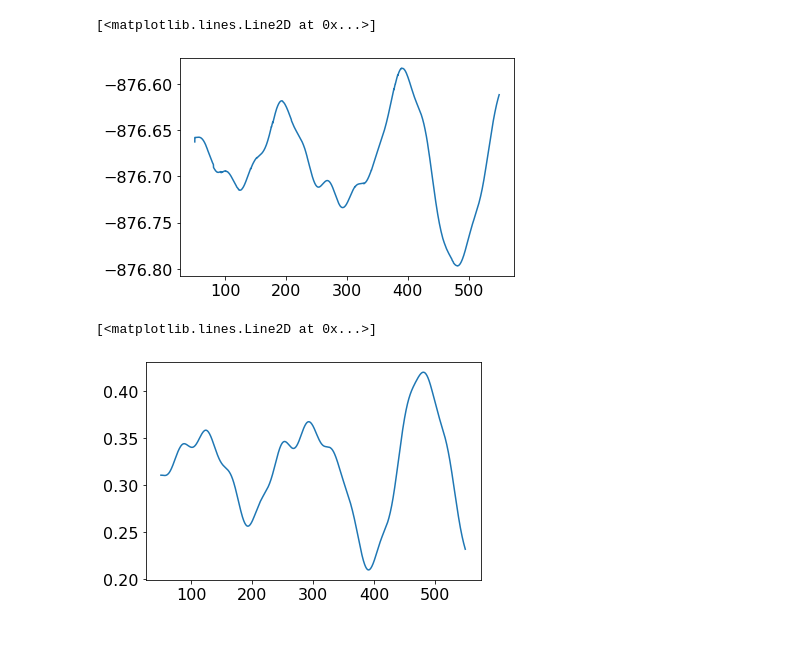
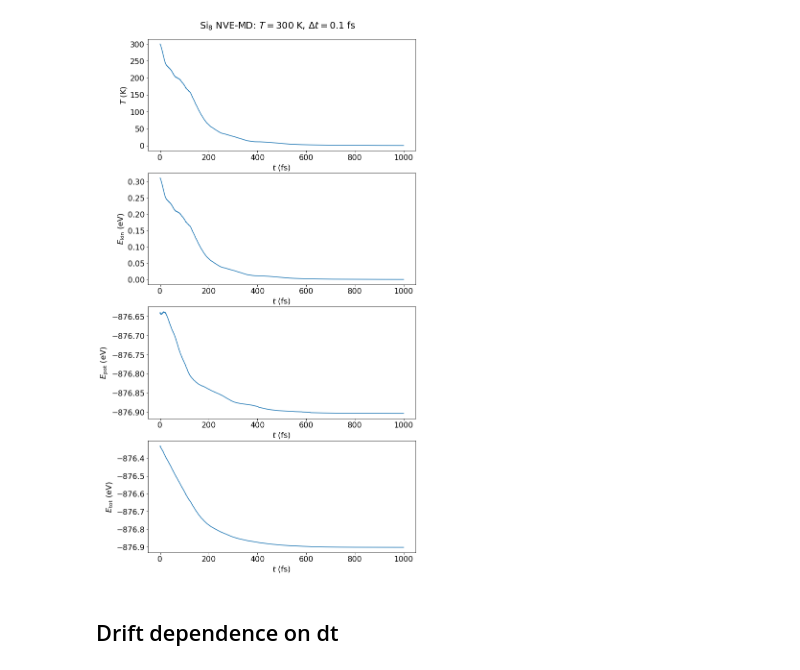
Before and after one commit to ferchault/APDFT, a Jupyter notebook: prototyping/apdft-ofdft-cpmd/Si8_NVE_ref.ipynb, the cells around one changed output. Drawn from its saved outputs; the diff is of its cells as text; code cells hidden in the pictures; blank space fills up the shorter version.

Commit message:
just looking at data

```diff
--- a/prototyping/apdft-ofdft-cpmd/Si8_NVE_ref.ipynb
+++ b/prototyping/apdft-ofdft-cpmd/Si8_NVE_ref.ipynb
@@ -118,3 +68,0 @@ fig, ax = plot_energy(time, ekin, r'$E_{\rm{kin}}$ (eV)')
-# %%
-for i in range(len(etot)):
-    print(drift(time[i], etot[i]))
@@ -195,17 +68,0 @@ pttol_long = '/home/misa/projects/APDFT-CPMD/data/BOMD/NVE_trouble/Si8_hc_ttol_l
-# %%
-epot = []
-ekin = []
-etot = []
-for p in [pttol, pttol_long]:
-    epot_tmp = np.array(pio.parse_out_file(p, 'NVE Potential energy'))*units.Ha
-    ekin_tmp = np.array(pio.parse_out_file(p, 'NVE Kinetic energy'))*units.Ha
-    etot_tmp = epot_tmp + ekin_tmp
-
-    epot.append(epot_tmp)
-    ekin.append(ekin_tmp)
-    etot.append(etot_tmp)
-
-# '/home/misa/projects/APDFT-CPMD/data/BOMD/NVE_trouble/Si8_hc_restart/nve_Si8.out'
-time = []
-for i, dt in enumerate([0.1, 0.1]):
-    time.append(np.arange(0, len(epot[i])*dt, dt))
@@ -227,10 +69,18 @@ The kinetic energy does not decay continously but oscillates with a relative pha
-# %%
-plt.plot(time[1]+50, epot[1],'-', label = r'dt = 0.1 fs, tol = $10^{-8}$')
-# %% [output]
-[<matplotlib.lines.Line2D at 0x...>]
-[figure, removed]
-# %%
-plt.plot(time[1]+50, ekin[1],'-', label = r'dt = 0.1 fs, tol = $10^{-8}$')
-# %% [output]
-[<matplotlib.lines.Line2D at 0x...>]
-[figure, removed]
+# %%
+plt.rcParams['figure.figsize'] = [10,18]
+plt.rcParams['font.size'] = 16
+fig, ax = plt.subplots(4,1)
+ax[0].plot(time[:10000],temp[:10000])
+ax[1].plot(time[:10000],ekin[:10000])
+ax[2].plot(time[:10000], epot[:10000])
+ax[3].plot(time[:10000], etot[:10000])
+
+ylabel = [r'$T$ (K)', r'$E_{\rm{kin}}$ (eV)', r'$E_{\rm{pot}}$ (eV)', r'$E_{\rm{tot}}$ (eV)']
+for i in range(4):
+    ax[i].set_xlabel(r'$t$ (fs) ')
+    ax[i].set_ylabel(ylabel[i])
+fig.subplots_adjust(top=0.95)
+fig.suptitle(r'Si$_8$ NVE-MD: $T = 300$ K, $\Delta t = 0.1$ fs')
+fig.savefig('/home/misa/projects/APDFT-CPMD/figures/BOMD/Si8_NVE_300K_dt_0.1_tol_1e-5.png', bbox_inches='tight')
+# %% [output]
+[figure, added]
@@ -236,0 +120,2 @@ plt.plot(time[1]+50, ekin[1],'-', label = r'dt = 0.1 fs, tol = $10^{-8}$')
+# %% [markdown]
+## Drift dependence on dt
```
Also changed, not shown: parts of 49 cells of this notebook, 1 other file.
